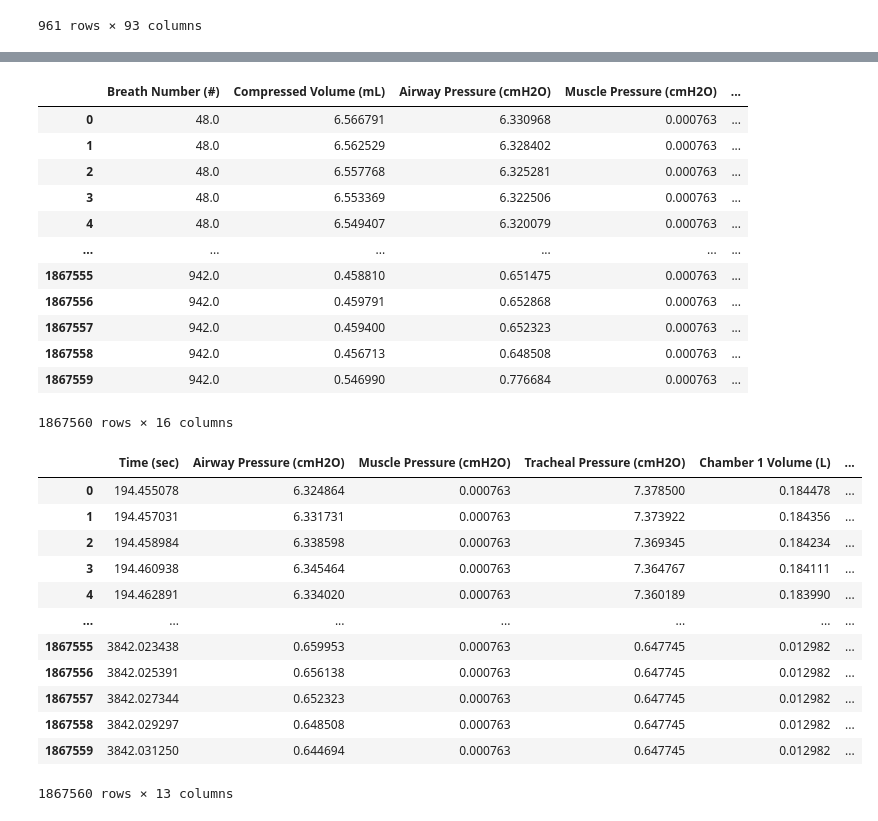
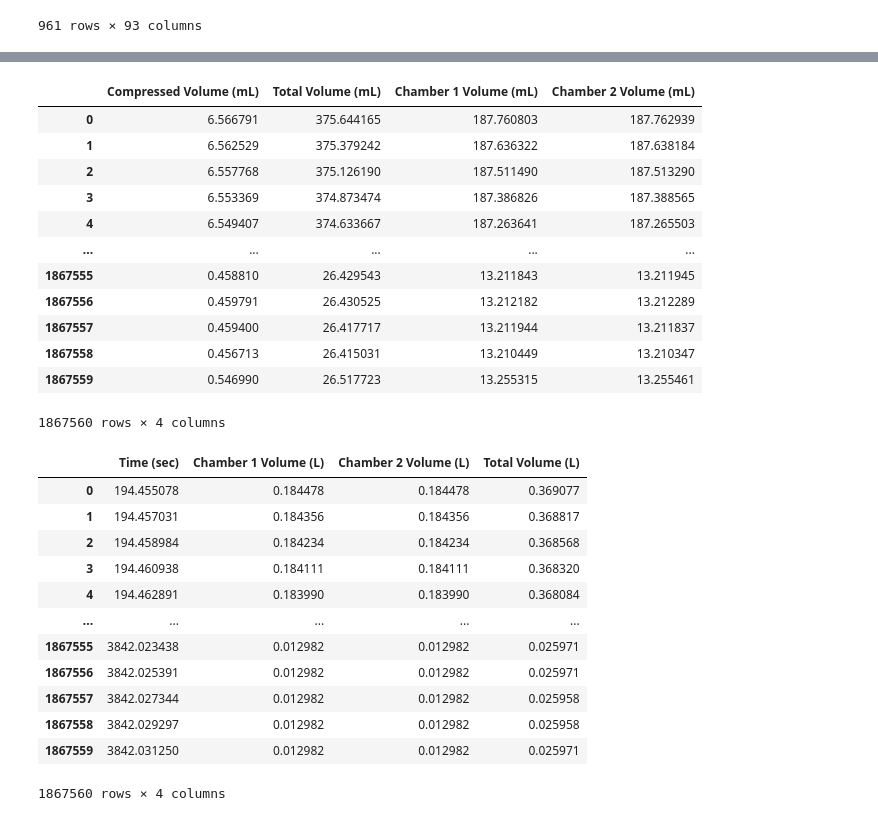
Before and after one commit to Princeton-Penn-Vents/princeton-penn-flowmeter, a Jupyter notebook: analysis/decode-ASL.ipynb, the cells around one changed output, grey strips where cells are left out. Drawn from its saved outputs; the diff is of its cells as text; code cells hidden in the pictures.

Commit message:
Analyze ASL volume.

```diff
--- a/analysis/decode-ASL.ipynb
+++ b/analysis/decode-ASL.ipynb
@@ -27,7 +33,7 @@ def asl2numpy(filename, numcolumns=None):
             columns = columns + [b"unknown %d" % i for i in range(numcolumns - len(columns))]
 
         file.seek(0)
-        return np.frombuffer(file.read()[headerbytes:], dtype=">f4").view([(x.decode(), ">f4") for x in columns])
+        return np.frombuffer(file.read()[headerbytes:], dtype=">f4").astype("<f4").view([(x.decode(), "<f4") for x in columns])
 # %%
 pd.DataFrame(asl2numpy("../ASL Files/Princeton2020_1.avb"))
 # %% [output]
@@ -63,32 +69,32 @@ pd.DataFrame(asl2numpy("../ASL Files/Princeton2020_1.brb"))
 # %%
-pd.DataFrame(asl2numpy("../ASL Files/Princeton2020_1.dtb", numcolumns = 16))
+pd.DataFrame(asl2numpy("../ASL Files/Princeton2020_1.dtb", numcolumns = 16))[["Compressed Volume (mL)", "Total Volume (mL)", "Chamber 1 Volume (mL)", "Chamber 2 Volume (mL)"]]
 # %% [output]
-|  | Breath Number (#) | Compressed Volume (mL) | Airway Pressure (cmH2O) | Muscle Pressure (cmH2O) | ... |
-| 0 | 48.0 | 6.566791 | 6.330968 | 0.000763 | ... |
-| 1 | 48.0 | 6.562529 | 6.328402 | 0.000763 | ... |
-| 2 | 48.0 | 6.557768 | 6.325281 | 0.000763 | ... |
-| 3 | 48.0 | 6.553369 | 6.322506 | 0.000763 | ... |
-| 4 | 48.0 | 6.549407 | 6.320079 | 0.000763 | ... |
-| ... | ... | ... | ... | ... | ... |
-| 1867555 | 942.0 | 0.458810 | 0.651475 | 0.000763 | ... |
-| 1867556 | 942.0 | 0.459791 | 0.652868 | 0.000763 | ... |
-| 1867557 | 942.0 | 0.459400 | 0.652323 | 0.000763 | ... |
-| 1867558 | 942.0 | 0.456713 | 0.648508 | 0.000763 | ... |
-| 1867559 | 942.0 | 0.546990 | 0.776684 | 0.000763 | ... |
+|  | Compressed Volume (mL) | Total Volume (mL) | Chamber 1 Volume (mL) | Chamber 2 Volume (mL) |
+| 0 | 6.566791 | 375.644165 | 187.760803 | 187.762939 |
+| 1 | 6.562529 | 375.379242 | 187.636322 | 187.638184 |
+| 2 | 6.557768 | 375.126190 | 187.511490 | 187.513290 |
+| 3 | 6.553369 | 374.873474 | 187.386826 | 187.388565 |
+| 4 | 6.549407 | 374.633667 | 187.263641 | 187.265503 |
+| ... | ... | ... | ... | ... |
+| 1867555 | 0.458810 | 26.429543 | 13.211843 | 13.211945 |
+| 1867556 | 0.459791 | 26.430525 | 13.212182 | 13.212289 |
+| 1867557 | 0.459400 | 26.417717 | 13.211944 | 13.211837 |
+| 1867558 | 0.456713 | 26.415031 | 13.210449 | 13.210347 |
+| 1867559 | 0.546990 | 26.517723 | 13.255315 | 13.255461 |
-1867560 rows × 16 columns
+1867560 rows × 4 columns
 # %%
-pd.DataFrame(asl2numpy("../ASL Files/Princeton2020_1.rwb"))
+pd.DataFrame(asl2numpy("../ASL Files/Princeton2020_1.rwb"))[["Time (sec)", "Chamber 1 Volume (L)", "Chamber 2 Volume (L)", "Total Volume (L)"]]
 # %% [output]
-|  | Time (sec) | Airway Pressure (cmH2O) | Muscle Pressure (cmH2O) | Tracheal Pressure (cmH2O) | Chamber 1 Volume (L) | ... |
-| 0 | 194.455078 | 6.324864 | 0.000763 | 7.378500 | 0.184478 | ... |
-| 1 | 194.457031 | 6.331731 | 0.000763 | 7.373922 | 0.184356 | ... |
-| 2 | 194.458984 | 6.338598 | 0.000763 | 7.369345 | 0.184234 | ... |
-| 3 | 194.460938 | 6.345464 | 0.000763 | 7.364767 | 0.184111 | ... |
-| 4 | 194.462891 | 6.334020 | 0.000763 | 7.360189 | 0.183990 | ... |
-| ... | ... | ... | ... | ... | ... | ... |
-| 1867555 | 3842.023438 | 0.659953 | 0.000763 | 0.647745 | 0.012982 | ... |
-| 1867556 | 3842.025391 | 0.656138 | 0.000763 | 0.647745 | 0.012982 | ... |
-| 1867557 | 3842.027344 | 0.652323 | 0.000763 | 0.647745 | 0.012982 | ... |
-| 1867558 | 3842.029297 | 0.648508 | 0.000763 | 0.647745 | 0.012982 | ... |
-| 1867559 | 3842.031250 | 0.644694 | 0.000763 | 0.647745 | 0.012982 | ... |
+|  | Time (sec) | Chamber 1 Volume (L) | Chamber 2 Volume (L) | Total Volume (L) |
+| 0 | 194.455078 | 0.184478 | 0.184478 | 0.369077 |
+| 1 | 194.457031 | 0.184356 | 0.184356 | 0.368817 |
+| 2 | 194.458984 | 0.184234 | 0.184234 | 0.368568 |
+| 3 | 194.460938 | 0.184111 | 0.184111 | 0.368320 |
+| 4 | 194.462891 | 0.183990 | 0.183990 | 0.368084 |
+| ... | ... | ... | ... | ... |
+| 1867555 | 3842.023438 | 0.012982 | 0.012982 | 0.025971 |
+| 1867556 | 3842.025391 | 0.012982 | 0.012982 | 0.025971 |
+| 1867557 | 3842.027344 | 0.012982 | 0.012982 | 0.025958 |
+| 1867558 | 3842.029297 | 0.012982 | 0.012982 | 0.025958 |
+| 1867559 | 3842.031250 | 0.012982 | 0.012982 | 0.025971 |
-1867560 rows × 13 columns
+1867560 rows × 4 columns
```
Also changed, not shown: parts of 8 cells of this notebook, 1 other file.
